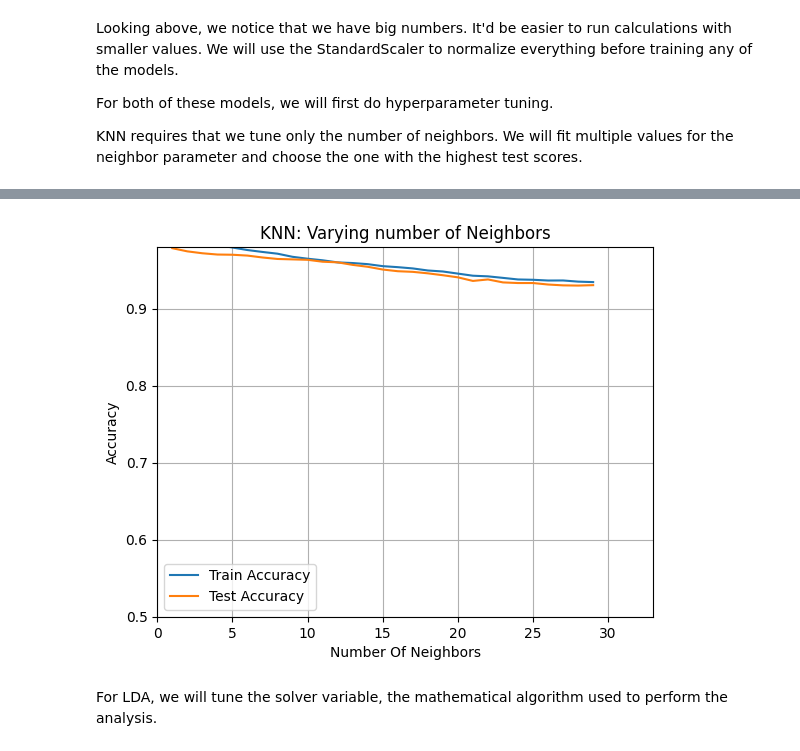
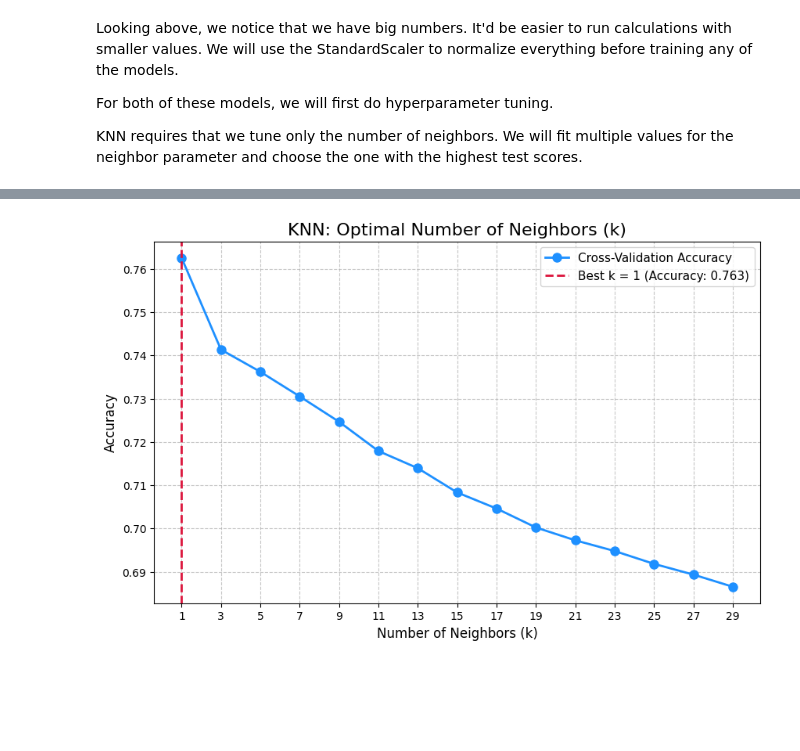
Before and after one commit to shafwanur/thd-ss25-ml-project, a Jupyter notebook: src/algorithms/Algs&Turning.ipynb, the cells around one changed output, grey strips where cells are left out. Drawn from its saved outputs; the diff is of its cells as text; code cells hidden in the pictures; blank space fills up the shorter version.

Commit message:
some code changes for final plot

```diff
--- a/src/algorithms/Algs&Turning.ipynb
+++ b/src/algorithms/Algs&Turning.ipynb
@@ -15,9 +15,9 @@ from sklearn.model_selection import train_test_split
 from sklearn.discriminant_analysis import LinearDiscriminantAnalysis, QuadraticDiscriminantAnalysis
 # %%
 # Load flagged dataset #
-dataset_flagged = pd.read_csv("flagged.csv")
-X_flagged_unscaled = dataset_flagged.drop(['cls'], axis=1)
-Y_flagged = dataset_flagged['cls']
+dataset_flagged = pd.read_csv("filtered.csv")
+X = dataset_flagged.drop(['cls'], axis=1)
+Y = dataset_flagged['cls']
 # %% [markdown]
 We will be using cross-validation.
 # %%
@@ -74,16 +74,35 @@ for key, value in test_score.items():
 # %%
-# Plotting the Scores. #
-plt.plot(n_neighbors, train_score.values(), label="Train Accuracy")
-plt.plot(n_neighbors, test_score.values(), label="Test Accuracy")
-plt.xlabel("Number Of Neighbors")
-plt.ylabel("Accuracy")
-plt.title("KNN: Varying number of Neighbors")
-plt.legend()
-plt.xlim(0, 33)
-plt.ylim(0.50, 0.98)
-plt.grid()
+
+# --- The Enhanced Plot ---
+
+# Set a good figure size for better visibility
+plt.figure(figsize=(10, 6))
+
+# Plot the accuracy scores with markers and a thicker line
+plt.plot(n_neighbors, mean_accuracies.values(),
+         color='dodgerblue',
+         marker='o',          # Add markers to show each point
+         linewidth=2,         # Make the line thicker
+         markersize=8,        # Make the markers bigger
+         label='Cross-Validation Accuracy')
+
+# Highlight the best score with a vertical line
+plt.axvline(x=neighbor, color='crimson', linestyle='--', linewidth=2,
+            label=f'Best k = {neighbor} (Accuracy: {best_score:.3f})')
+
+# Add titles and labels with improved font sizes
+plt.title('KNN: Optimal Number of Neighbors (k)', fontsize=16)
+plt.xlabel("Number of Neighbors (k)", fontsize=12)
+plt.ylabel("Accuracy", fontsize=12)
+
+# Set clearer x-axis ticks (showing every 2nd k)
+plt.xticks(np.arange(min(n_neighbors), max(n_neighbors)+1, 2))
+
+# Add a grid for easier value reading and a legend
+plt.grid(True, linestyle='--', alpha=0.7)
+plt.legend(fontsize=11)
+
+# Show the plot
 plt.show()
 # %% [output]
-[figure, old version]
+[figure, new version]
-# %% [markdown]
-For LDA, we will tune the solver variable, the mathematical algorithm used to perform the analysis.
```
Also changed, not shown: parts of 7 cells of this notebook, 1 other file.
